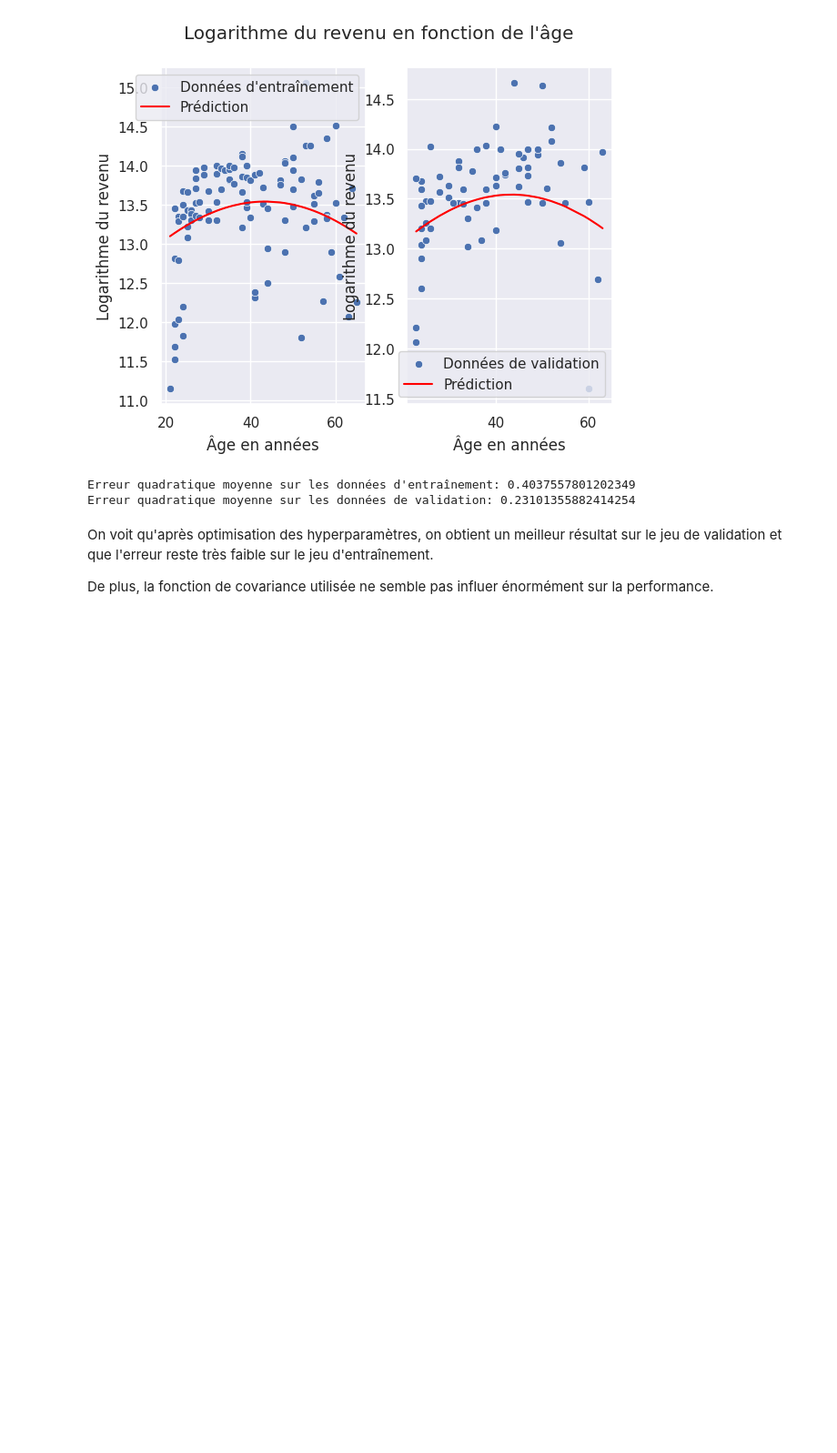
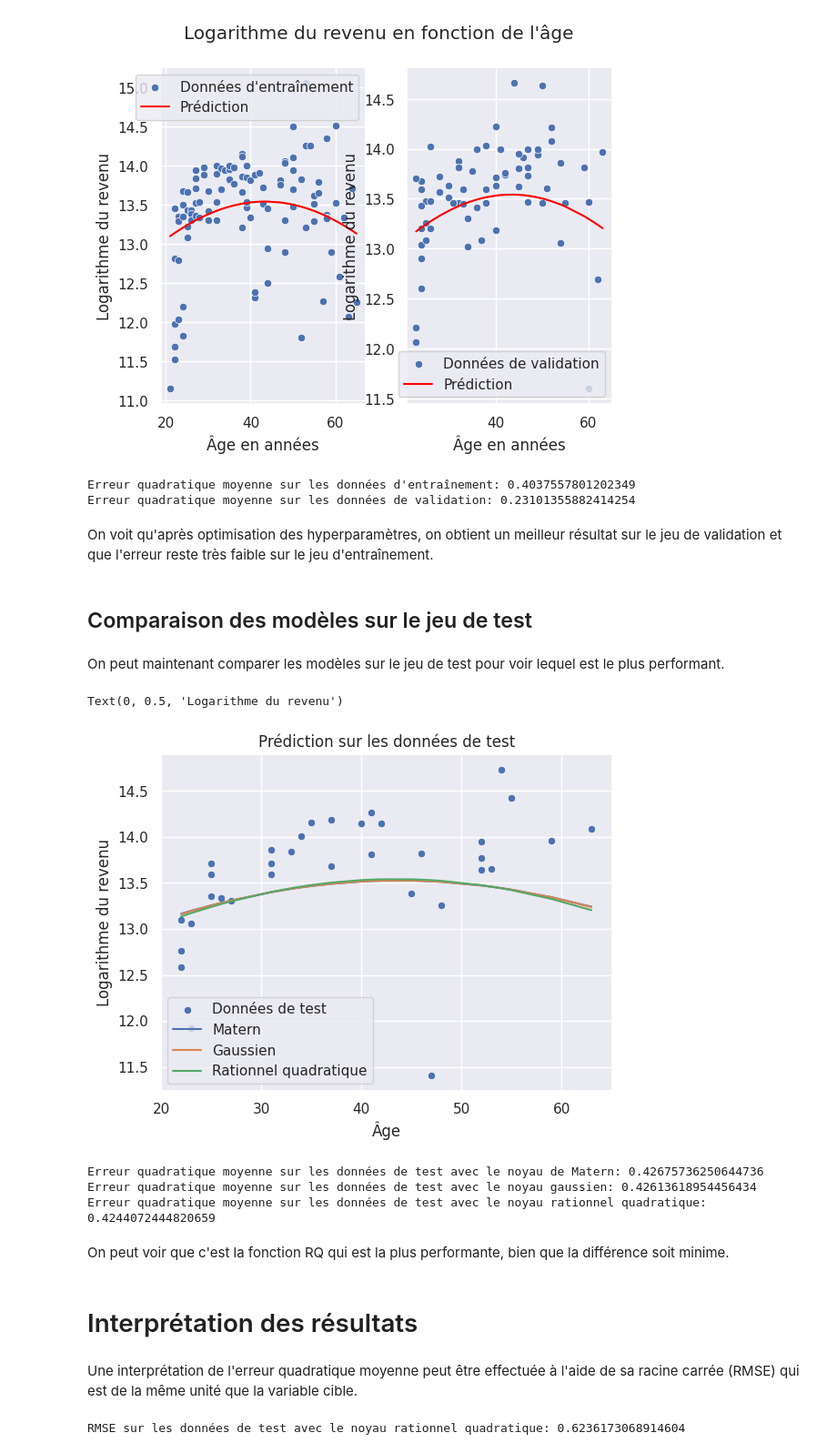
Before and after one commit to cmnemoi/GaussianProcess, a Jupyter notebook: notebook.ipynb, the cells around one changed output. Shown at 91% size. Cells and saved outputs as stored; diff of their text form; code cells hidden in the pictures; blank space fills up the shorter version.

Commit message:
add model comparaison on test set and some interpretation

```diff
--- a/notebook.ipynb
+++ b/notebook.ipynb
@@ -209,5 +212,40 @@ Erreur quadratique moyenne sur les données d'entraînement: 0.4037557801202349
 Erreur quadratique moyenne sur les données de validation: 0.23101355882414254
 # %% [markdown]
 On voit qu'après optimisation des hyperparamètres, on obtient un meilleur résultat sur le jeu de validation et que l'erreur reste très faible sur le jeu d'entraînement.
-
-De plus, la fonction de covariance utilisée ne semble pas influer énormément sur la performance.
+# %% [markdown]
+## Comparaison des modèles sur le jeu de test <a class="anchor" id="Comparaison-des-modèles-sur-le-jeu-de-test"></a>
+# %% [markdown]
+On peut maintenant comparer les modèles sur le jeu de test pour voir lequel est le plus performant.
+# %%
+y1_test_pred, _ = matern_gaussian_process.predict(X_test)
+y2_test_pred, _ = gaussian_kernel_gaussian_process.predict(X_test)
+y3_test_pred, _ = rq_kernel_gaussian_process.predict(X_test)
+
+sns.scatterplot(x=X_test, y=y_test, label='Données de test')
+sns.lineplot(x=X_test, y=y1_test_pred, label='Matern')
+sns.lineplot(x=X_test, y=y2_test_pred, label='Gaussien')
+sns.lineplot(x=X_test, y=y3_test_pred, label='Rationnel quadratique')
+plt.title('Prédiction sur les données de test')
+plt.xlabel("Âge")
+plt.ylabel("Logarithme du revenu")
+# %% [output]
+Text(0, 0.5, 'Logarithme du revenu')
+[figure, added]
+# %%
+print(f"Erreur quadratique moyenne sur les données de test avec le noyau de Matern: {matern_gaussian_process.score(X_test, y_test)}")
+print(f"Erreur quadratique moyenne sur les données de test avec le noyau gaussien: {gaussian_kernel_gaussian_process.score(X_test, y_test)}")
+print(f"Erreur quadratique moyenne sur les données de test avec le noyau rationnel quadratique: {rq_kernel_gaussian_process.score(X_test, y_test)}")
+# %% [output]
+Erreur quadratique moyenne sur les données de test avec le noyau de Matern: 0.42675736250644736
+Erreur quadratique moyenne sur les données de test avec le noyau gaussien: 0.42613618954456434
+Erreur quadratique moyenne sur les données de test avec le noyau rationnel quadratique: 0.4244072444820659
+# %% [markdown]
+On peut voir que c'est la fonction RQ qui est la plus performante, bien que la différence soit minime.
+# %% [markdown]
+# Interprétation des résultats <a class="anchor" id="Interprétation-des-résultats"></a>
+# %% [markdown]
+Une interprétation de l'erreur quadratique moyenne peut être effectuée à l'aide de sa racine carrée (RMSE) qui est de la même unité que la variable cible.
+# %%
+print(f"RMSE sur les données de test avec le noyau rationnel quadratique: {np.sqrt(rq_kernel_gaussian_process.score(y_test, y3_test_pred))}")
+# %% [output]
+RMSE sur les données de test avec le noyau rationnel quadratique: 0.6236173068914604
```
Also changed, not shown: parts of 5 cells of this notebook, 1 other file.
